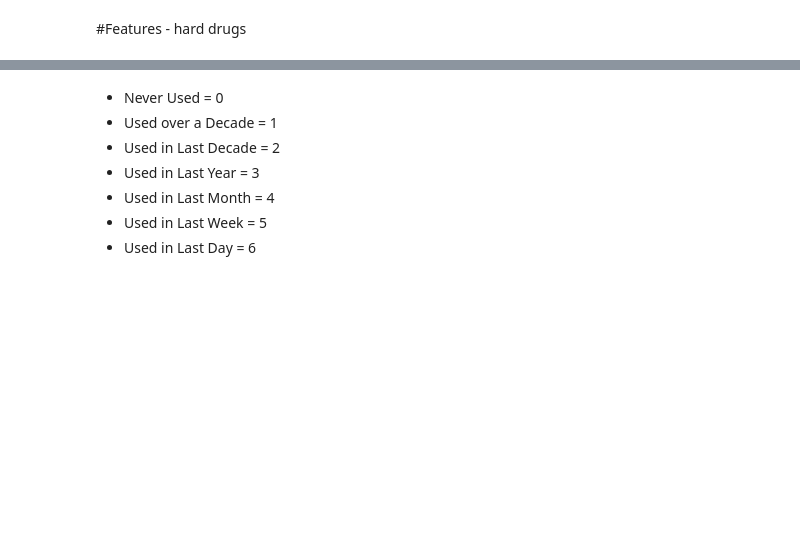
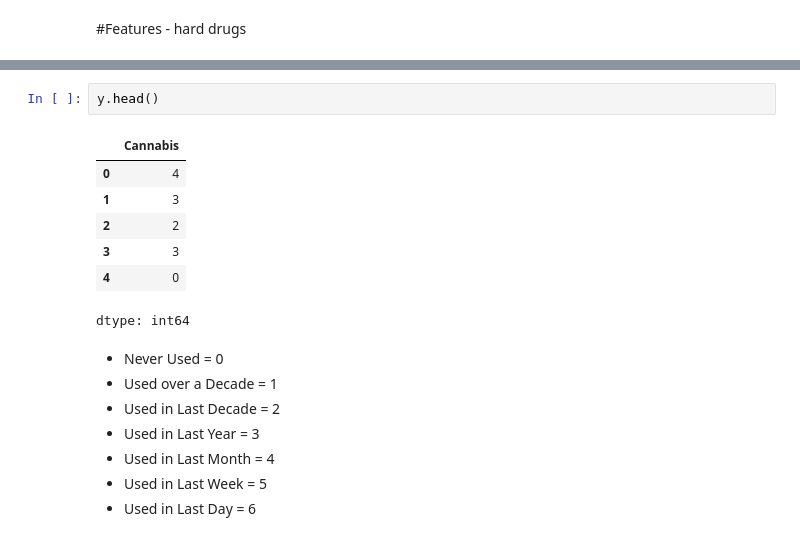
Before and after one commit to jadrzy/ProjectPythonForMachineLearning, a Jupyter notebook: notebooks/CreatingModel.ipynb, the cells around one changed output, grey strips where cells are left out. Cells and saved outputs as stored; diff of their text form; blank space fills up the shorter version.

```diff
--- a/notebooks/CreatingModel.ipynb
+++ b/notebooks/CreatingModel.ipynb
@@ -105,6 +101,16 @@ X1.head()
 | 2 | 0 | 0 | 3 | 2 | 0 | 0 | 0 | 2 | 0 | ... |
 | 3 | 1 | 1 | 0 | 0 | 0 | 1 | 0 | 0 | 1 | ... |
 | 4 | 0 | 0 | 0 | 0 | 0 | 0 | 0 | 0 | 0 | ... |
+# %%
+y.head()
+# %% [output]
+|  | Cannabis |
+| 0 | 4 |
+| 1 | 3 |
+| 2 | 2 |
+| 3 | 3 |
+| 4 | 0 |
+dtype: int64
 # %% [markdown]
  - Never Used = 0
  - Used over a Decade = 1
```
Also changed, not shown: parts of 28 cells of this notebook.
